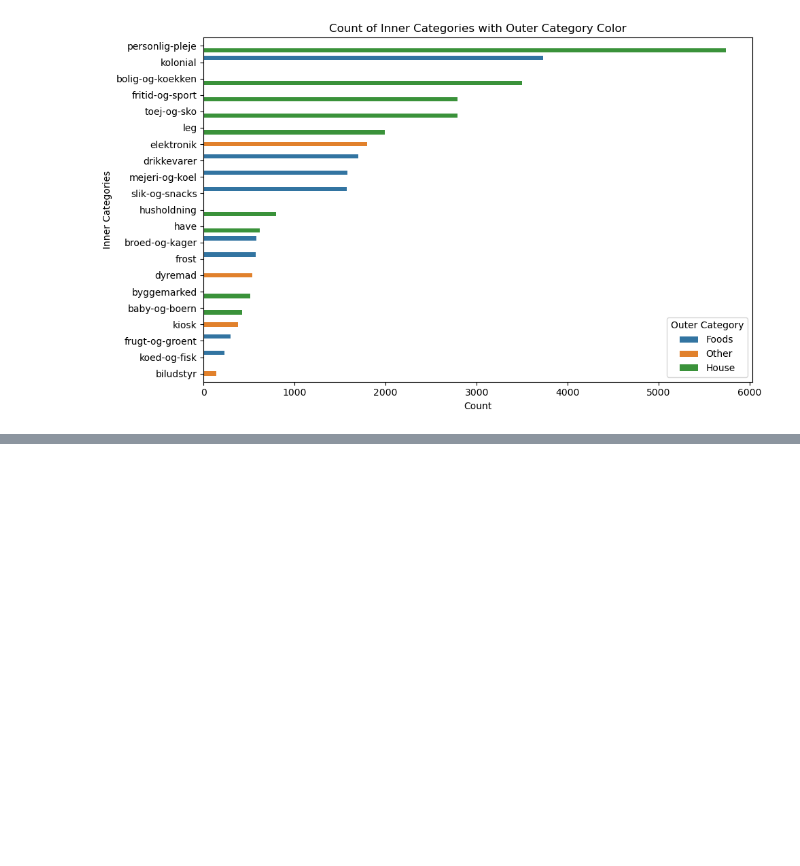
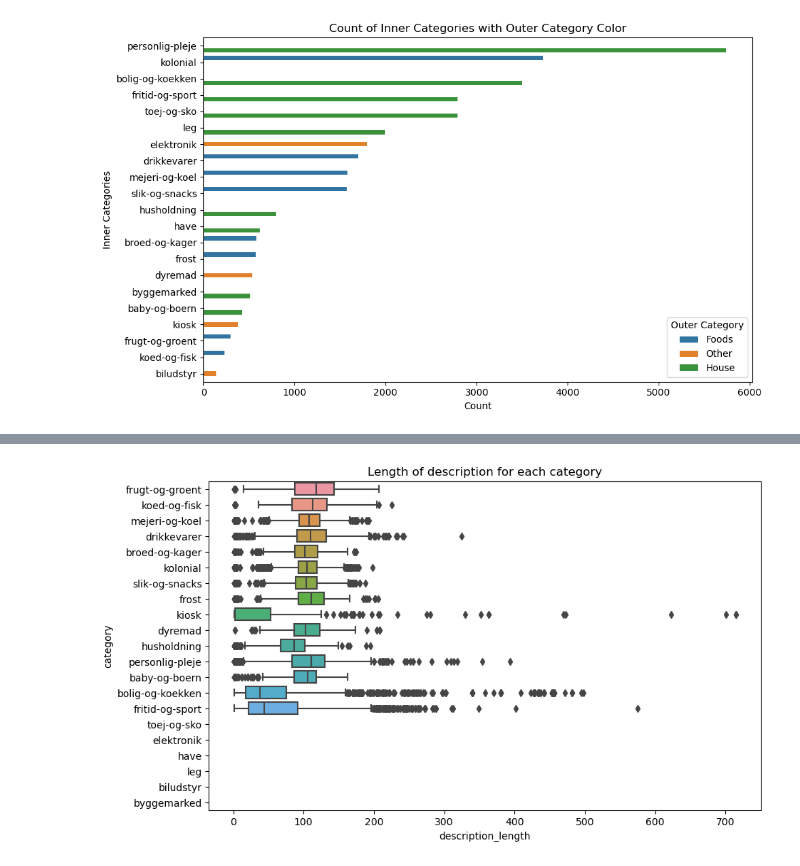
Before and after one commit to KarolineKlan/ComSocSci2024-FinalProject, a Jupyter notebook: Visualizations.ipynb, the cells around one changed output, grey strips where cells are left out. Cells and saved outputs as stored; diff of their text form; code cells hidden in the pictures; blank space fills up the shorter version.

```diff
--- a/Visualizations.ipynb
+++ b/Visualizations.ipynb
@@ -163,0 +201,8 @@ plt.show()
+# %%
+
+# Load the data but skip the first row
+
+df_text = pd.read_csv('data/df_Salling_Products_Descriptions.csv' , delimiter=";")
+#rename the column name to match the other dataframe
+df_text = df_text.rename(columns = {'p_id':'product_id'})
+df_text.head()
@@ -163,0 +216,4 @@ plt.show()
+# %%
+# Merge the two dataframes on the 'product_id' column
+df_merged = pd.merge(df, df_text, on='product_id', how='outer')
+df_merged.head()
@@ -163,0 +241,14 @@ plt.show()
+# %%
+#count the length of the description for each product by words
+df_merged['description_length'] = df_merged['descriptions'].str.split().str.len()
+# %%
+#count the length of the description for each product
+df_merged['description_length'] = df_merged['descriptions'].str.split().str.len()#.str.len()
+
+#plot the length of the description for each category
+plt.figure(figsize=(10,6))
+sns.boxplot(data=df_merged, y='category', x='description_length')
+plt.title('Length of description for each category')
+plt.show()
+# %% [output]
+[figure, added]
```
Also changed, not shown: parts of 7 cells of this notebook.
